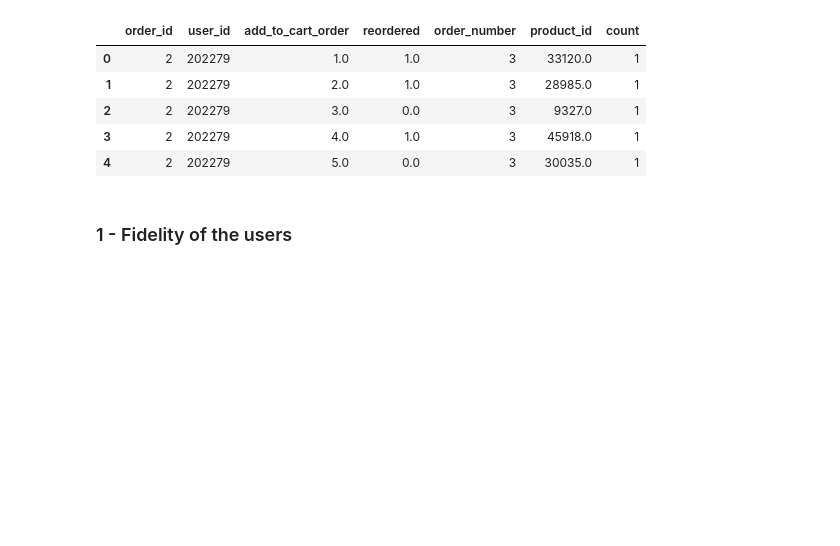
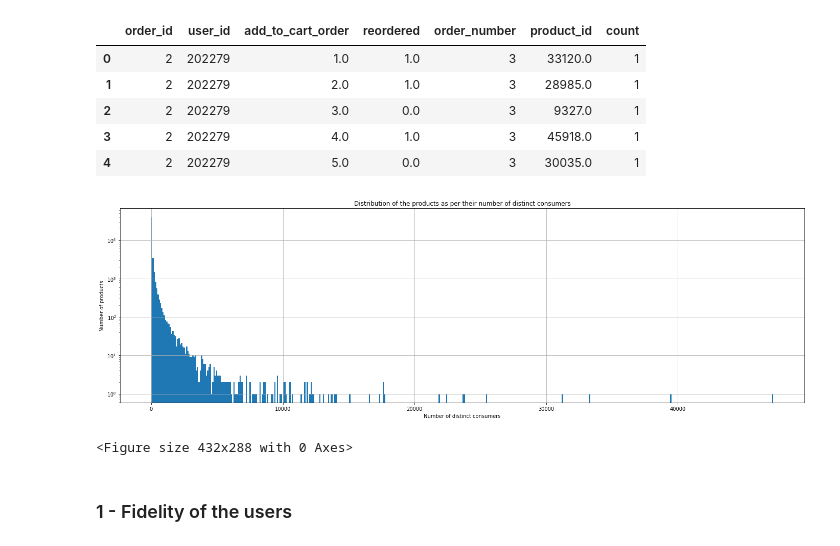
Before and after one commit to auriane81/epfl-ada-ada-2019-project-adax, a Jupyter notebook: project_Pierre.ipynb, the cells around one changed output. Cells and saved outputs as stored; diff of their text form; code cells hidden in the pictures; blank space fills up the shorter version.

Commit message:
Graph distrib consumers + text in Ariane_graph_simple

```diff
--- a/project_Pierre.ipynb
+++ b/project_Pierre.ipynb
@@ -22,6 +22,21 @@ consumptions.head()
 | 2 | 2 | 202279 | 3.0 | 0.0 | 3 | 9327.0 | 1 |
 | 3 | 2 | 202279 | 4.0 | 1.0 | 3 | 45918.0 | 1 |
 | 4 | 2 | 202279 | 5.0 | 0.0 | 3 | 30035.0 | 1 |
+# %%
+# Plot the distribution of products according to their number of consumers
+distinct_users = consumptions.groupby(["product_id","user_id"]).agg({"count":"mean"})
+nb_consumers = distinct_users.groupby("product_id").agg({"count":'sum'})
+fig, ax = plt.subplots(figsize=(24,7))
+nb_consumers.hist(ax=ax, bins=500)
+ax.set_yscale('log')
+ax.set_xlabel("Number of distinct consumers")
+ax.set_ylabel("Number of products")
+ax.set_title("Distribution of the products as per their number of distinct consumers")
+plt.show()
+plt.savefig("Distribution_of_products.png")
+# %% [output]
+[figure, added]
+<Figure size 432x288 with 0 Axes>
 # %% [markdown]
 ### 1 - Fidelity of the users
 # %%
```
Also changed, not shown: parts of 1 cell of this notebook, 4 other files.
